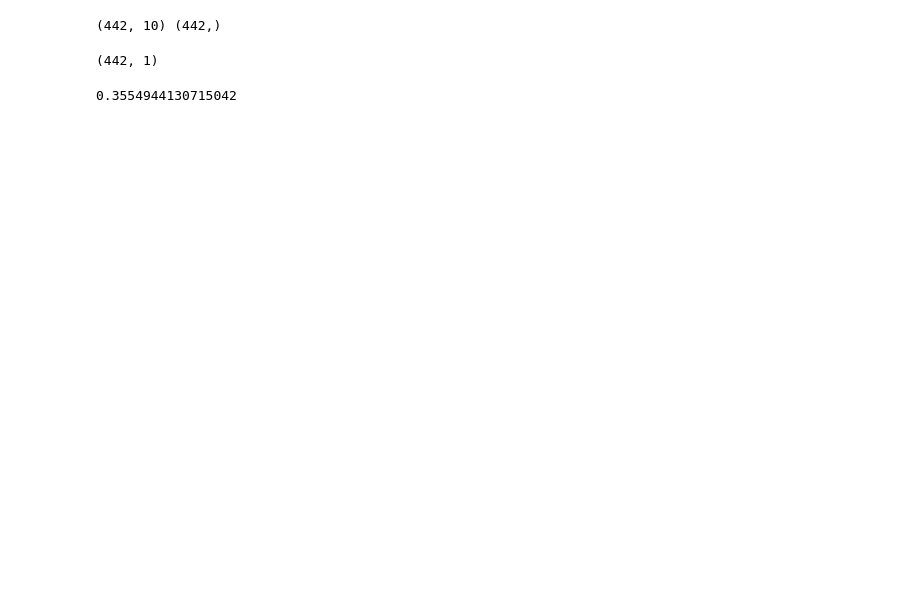
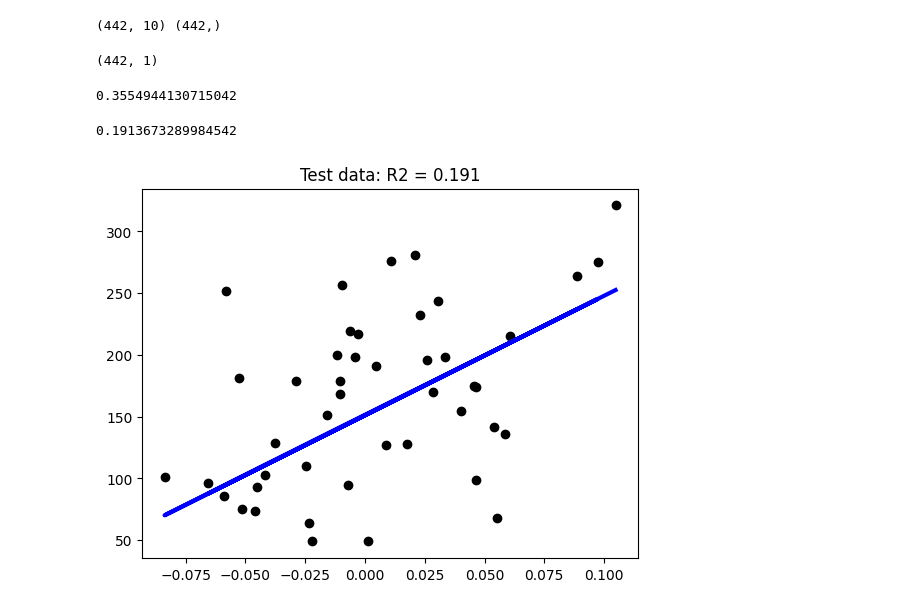
Before and after one commit to daeunkk/dl11, a Jupyter notebook: notebook/chap04_LR.ipynb, the cells around one changed output. Cells and saved outputs as stored; diff of their text form; code cells hidden in the pictures; blank space fills up the shorter version.

```diff
--- a/notebook/chap04_LR.ipynb
+++ b/notebook/chap04_LR.ipynb
@@ -141,3 +160,24 @@ regr.coef_, regr.intercept_
 print(regr.score(X_train, y_train))
 # %% [output]
 0.3554944130715042
+# %%
+
+
+# 테스트 데이터로 예측해보자.
+y_pred = regr.predict(X_test)
+from sklearn import metrics
+scores = metrics.r2_score(y_test, y_pred)  # r2_score for regression
+print(scores)
+# %% [output]
+0.1913673289984542
+# %%
+
+# 실제 데이터와 예측 데이터를 비교해보자.
+# plt.plot(y_test, y_pred, '.')
+
+plt.scatter(X_test, y_test,  color='black')
+plt.plot(X_test, y_pred, color='blue', linewidth=3)
+plt.title(f"Test data: R2 = {np.round(scores,3)}")
+plt.show()
+# %% [output]
+[figure, added]
```
Also changed, not shown: parts of 28 cells of this notebook.
